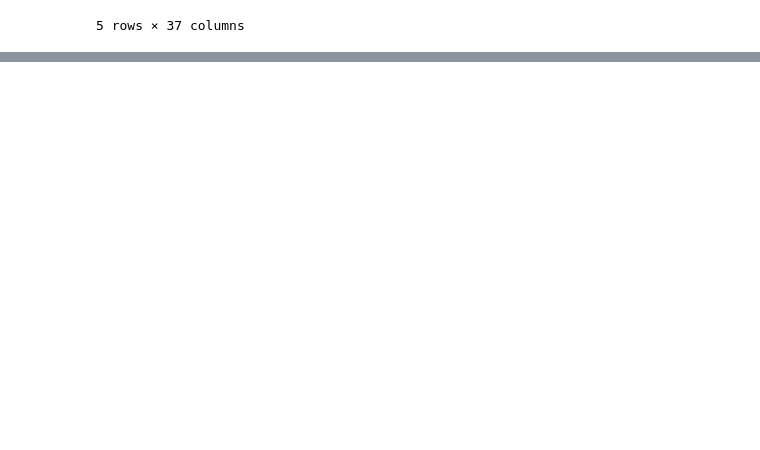
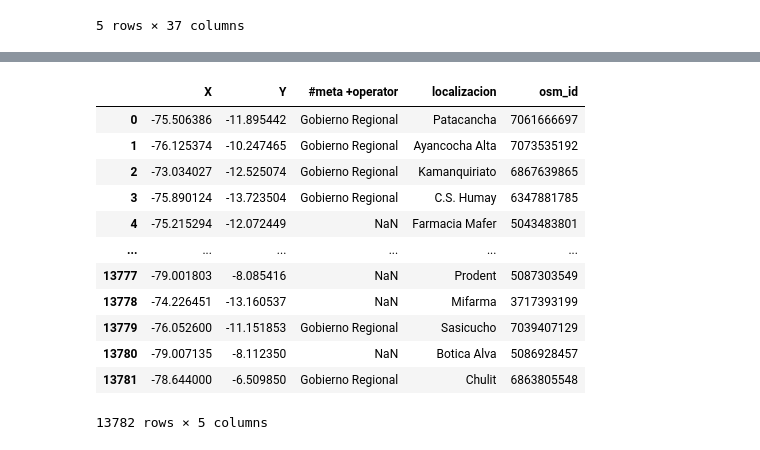
Before and after one commit to IntroSpatialDataScience/geodfEv3, a Jupyter notebook: Evaluacion3.ipynb, the cells around one changed output, grey strips where cells are left out. Drawn from its saved outputs; the diff is of its cells as text; code cells hidden in the pictures; blank space fills up the shorter version.

```diff
--- a/Evaluacion3.ipynb
+++ b/Evaluacion3.ipynb
@@ -168,3 +168,7 @@ infohealth.head()
 | 3 | -75.890124 | -13.723504 | 6347881785 | node | 15 | Gobierno Regional | NaN | ... |
 | 4 | -75.215294 | -12.072449 | 5043483801 | node | 15 | NaN | NaN | ... |
 5 rows × 37 columns
+# %%
+col=['X','Y','#meta +operator','#loc +name','osm_id']
+infohealth=infohealth.loc[:,col]
+infohealth
@@ -170,0 +204,18 @@ infohealth.head()
+# %%
+infohealth.rename(columns={'#loc +name':'localizacion'},inplace=True)
+# %%
+infohealth
+# %% [output]
+|  | X | Y | #meta +operator | localizacion | osm_id |
+| 0 | -75.506386 | -11.895442 | Gobierno Regional | Patacancha | 7061666697 |
+| 1 | -76.125374 | -10.247465 | Gobierno Regional | Ayancocha Alta | 7073535192 |
+| 2 | -73.034027 | -12.525074 | Gobierno Regional | Kamanquiriato | 6867639865 |
+| 3 | -75.890124 | -13.723504 | Gobierno Regional | C.S. Humay | 6347881785 |
+| 4 | -75.215294 | -12.072449 | NaN | Farmacia Mafer | 5043483801 |
+| ... | ... | ... | ... | ... | ... |
+| 13777 | -79.001803 | -8.085416 | NaN | Prodent | 5087303549 |
+| 13778 | -74.226451 | -13.160537 | NaN | Mifarma | 3717393199 |
+| 13779 | -76.052600 | -11.151853 | Gobierno Regional | Sasicucho | 7039407129 |
+| 13780 | -79.007135 | -8.112350 | NaN | Botica Alva | 5086928457 |
+| 13781 | -78.644000 | -6.509850 | Gobierno Regional | Chulit | 6863805548 |
+13782 rows × 5 columns
```
Also changed, not shown: parts of 12 cells of this notebook, 2 other files.
